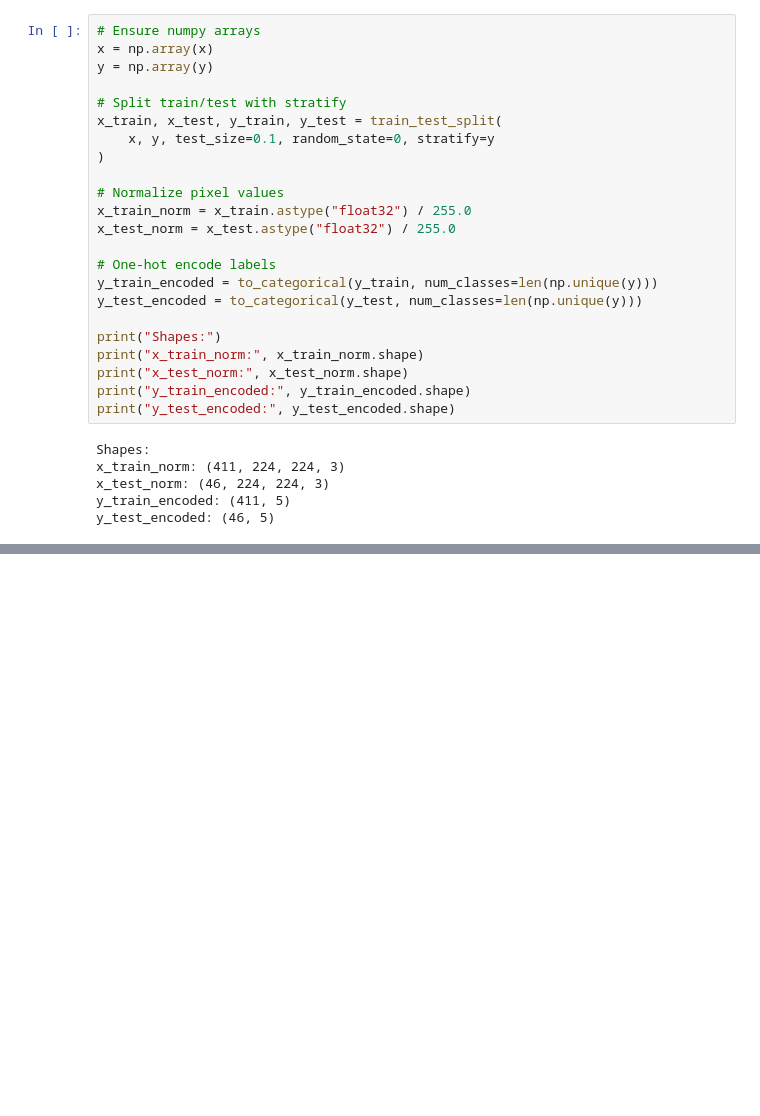
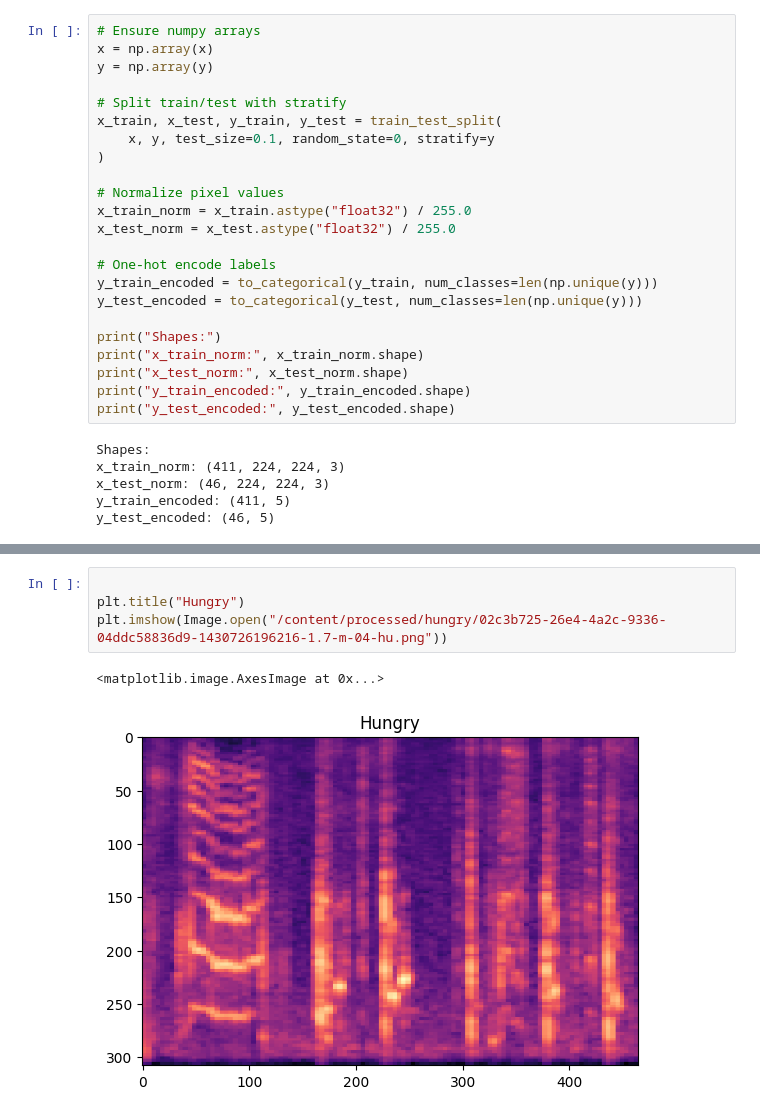
Before and after one commit to Deepak-Ragavendra/Smart_AI_Powered_Child_Safety_Jewelry, a Jupyter notebook: main.ipynb, the cells around one changed output, grey strips where cells are left out. Cells and saved outputs as stored; diff of their text form; blank space fills up the shorter version.

```diff
--- a/main.ipynb
+++ b/main.ipynb
@@ -297,0 +343,7 @@ Predicted class: hungry, Confidence: 0.30
+# %%
+
+plt.title("Hungry")
+plt.imshow(Image.open("/content/processed/hungry/02c3b725-26e4-4a2c-9336-04ddc58836d9-1430726196216-1.7-m-04-hu.png"))
+# %% [output]
+<matplotlib.image.AxesImage at 0x...>
+[figure, added]
```
Also changed, not shown: parts of 32 cells of this notebook.
